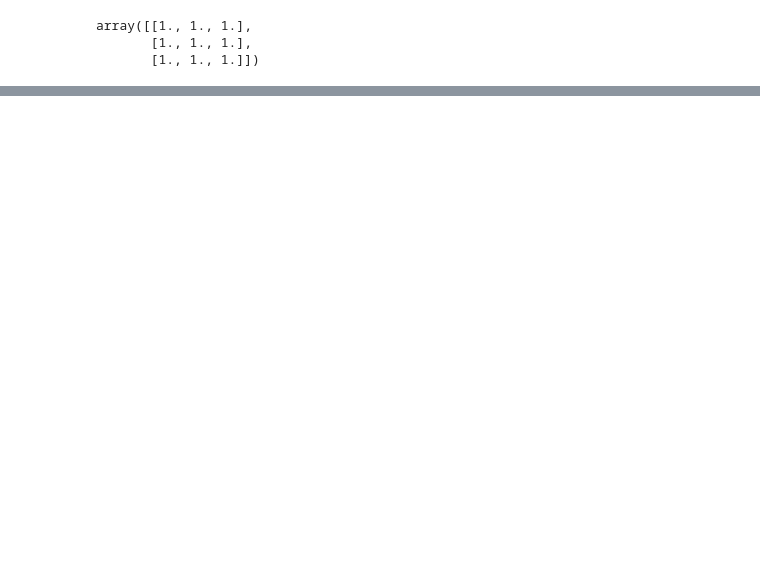
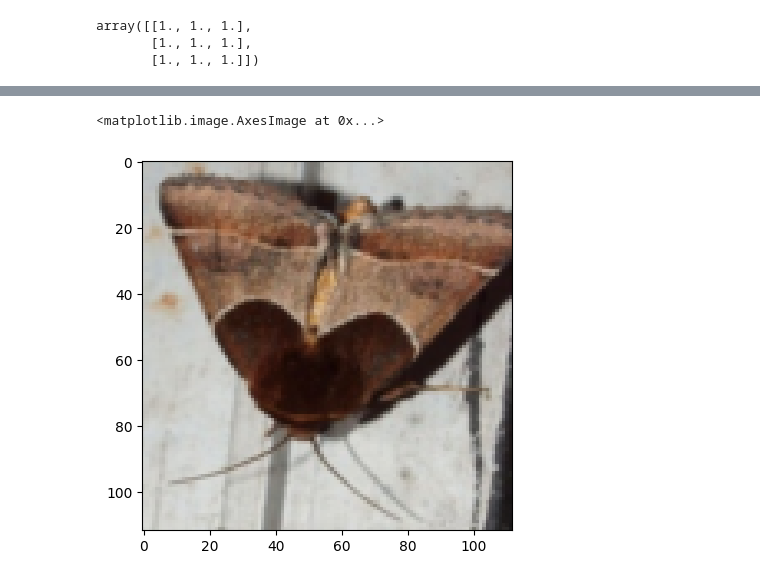
Before and after one commit to KonnorKennuey/PatternRecognition, a Jupyter notebook: KT1.ipynb, the cells around one changed output, grey strips where cells are left out. Drawn from its saved outputs; the diff is of its cells as text; code cells hidden in the pictures; blank space fills up the shorter version.

```diff
--- a/KT1.ipynb
+++ b/KT1.ipynb
@@ -107,3 +115,8 @@ plt.imshow(np.transpose(np.int_(X_train[0])))
+# %%
+plt.imshow(pix)
+# %% [output]
+<matplotlib.image.AxesImage at 0x...>
+[figure, added]
 # %%
 X_train[0]
 # %% [output]
```
Also changed, not shown: parts of 25 cells of this notebook.
